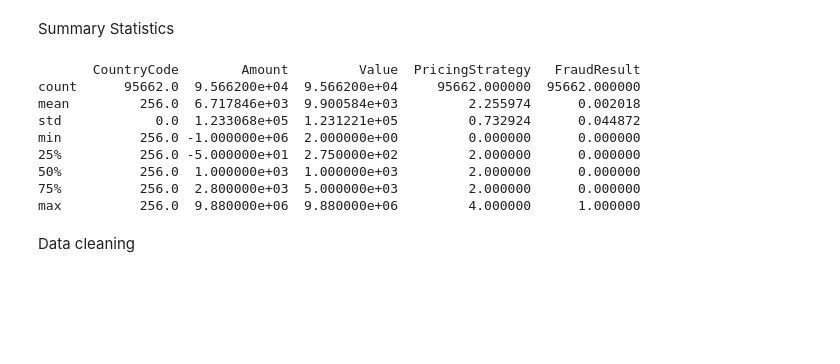
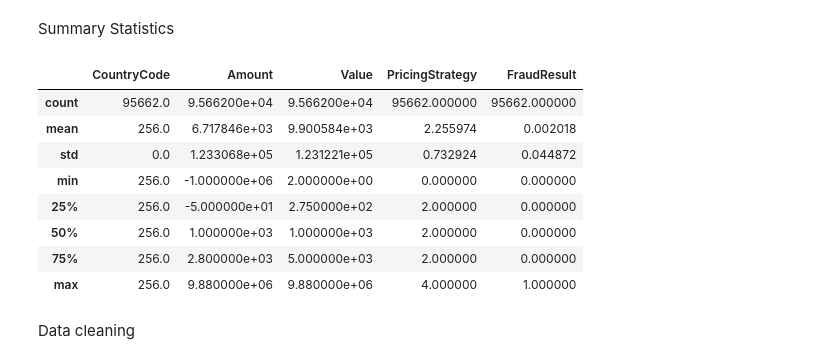
Before and after one commit to bef898/Credit-Scoring-Model-, a Jupyter notebook: notebooks/eda.ipynb, the cells around one changed output. Cells and saved outputs as stored; diff of their text form; code cells hidden in the pictures; blank space fills up the shorter version.

```diff
--- a/notebooks/eda.ipynb
+++ b/notebooks/eda.ipynb
@@ -43,18 +43,18 @@ data.head()
 | 4 | TransactionId_28195 | BatchId_38780 | AccountId_4841 | SubscriptionId_3829 | CustomerId_988 | UGX | 256 | ProviderId_4 | ... |
 # %% [markdown]
 Summary Statistics
-# %%
-print(data.describe())
-# %% [output]
-       CountryCode        Amount         Value  PricingStrategy   FraudResult
-count      95662.0  9.566200e+04  9.566200e+04     95662.000000  95662.000000
-mean         256.0  6.717846e+03  9.900584e+03         2.255974      0.002018
-std            0.0  1.233068e+05  1.231221e+05         0.732924      0.044872
-min          256.0 -1.000000e+06  2.000000e+00         0.000000      0.000000
-25%          256.0 -5.000000e+01  2.750000e+02         2.000000      0.000000
-50%          256.0  1.000000e+03  1.000000e+03         2.000000      0.000000
-75%          256.0  2.800000e+03  5.000000e+03         2.000000      0.000000
-max          256.0  9.880000e+06  9.880000e+06         4.000000      1.000000
+# %%
+data.describe()
+# %% [output]
+|  | CountryCode | Amount | Value | PricingStrategy | FraudResult |
+| count | 95662.0 | 9.566200e+04 | 9.566200e+04 | 95662.000000 | 95662.000000 |
+| mean | 256.0 | 6.717846e+03 | 9.900584e+03 | 2.255974 | 0.002018 |
+| std | 0.0 | 1.233068e+05 | 1.231221e+05 | 0.732924 | 0.044872 |
+| min | 256.0 | -1.000000e+06 | 2.000000e+00 | 0.000000 | 0.000000 |
+| 25% | 256.0 | -5.000000e+01 | 2.750000e+02 | 2.000000 | 0.000000 |
+| 50% | 256.0 | 1.000000e+03 | 1.000000e+03 | 2.000000 | 0.000000 |
+| 75% | 256.0 | 2.800000e+03 | 5.000000e+03 | 2.000000 | 0.000000 |
+| max | 256.0 | 9.880000e+06 | 9.880000e+06 | 4.000000 | 1.000000 |
 # %% [markdown]
 Data cleaning
 # %%
```
Also changed, not shown: 2 other files.
